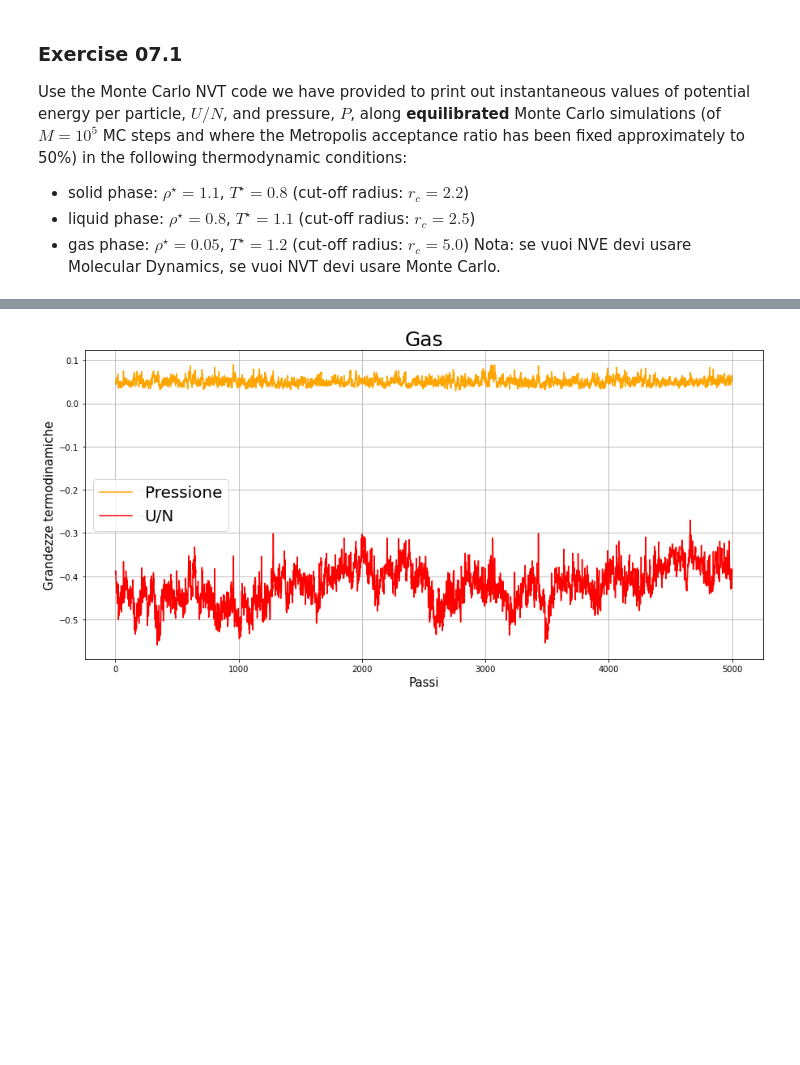
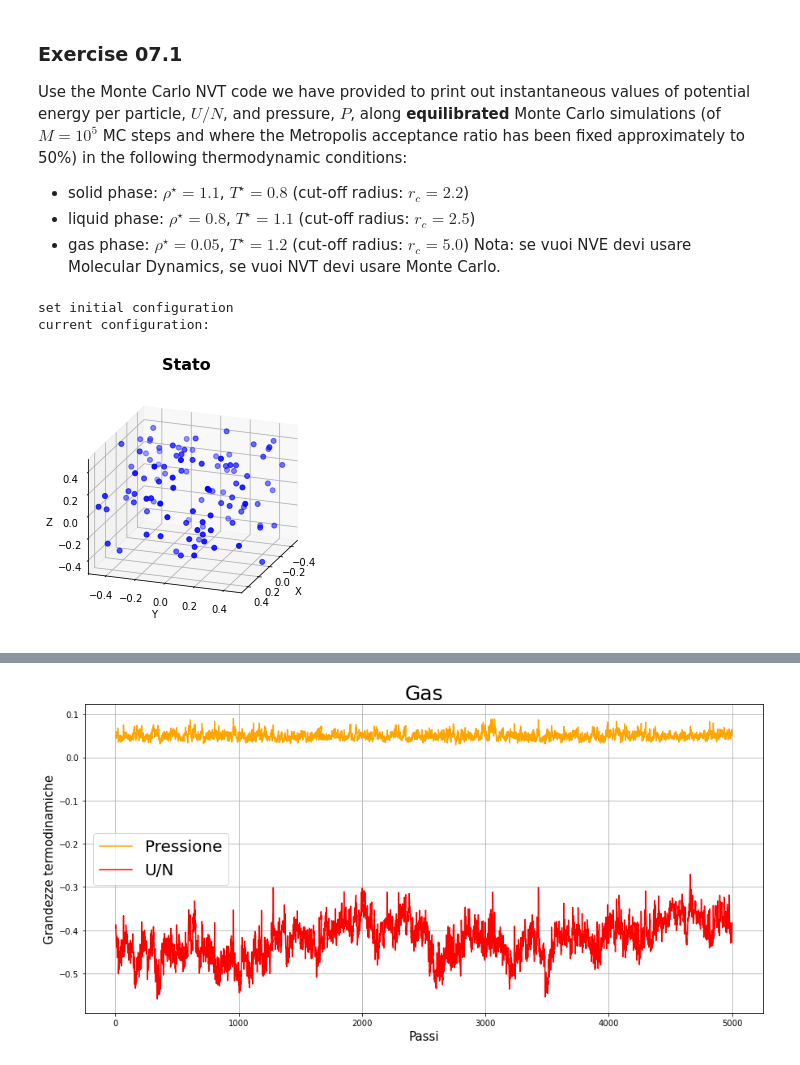
Before and after one commit to Daniele95/LSN, a Jupyter notebook: 7_MonteCarloNVT/LSN_Exercises_07.ipynb, the cells around one changed output, grey strips where cells are left out. Saved outputs shown, nothing was run; the diff lists cells and outputs as text; code cells hidden in the pictures; blank space fills up the shorter version.

```diff
--- a/7_MonteCarloNVT/LSN_Exercises_07.ipynb
+++ b/7_MonteCarloNVT/LSN_Exercises_07.ipynb
@@ -12,2 +37,45 @@ Nota: se vuoi NVE devi usare Molecular Dynamics, se vuoi NVT devi usare Monte Ca
+# %%
+with open("input/input.gas", "r") as file:
+    input_gas_content = file.read()
+with open("input/input.solid", "r") as file:
+    input_solid_content = file.read()
+with open("input/input.liquid", "r") as file:
+    input_liquid_content = file.read()
+
+
+input_file = "config/input.dat"
+
+def setSolid():
+    with open(input_file, "w") as file:
+        file.write(input_solid_content)
+    Xfcc,Yfxx,Zfxx= np.loadtxt('input/config.solid',usecols=(0,1,2),unpack=True)
+    data = np.column_stack((Xfcc,Yfxx,Zfxx))
+    np.savetxt('config/config.0', data, fmt='%.6e', delimiter='\t')
+    print('set initial configuration')
+    plotConfig('input/config.solid',0,0)
+
+def setLiquid():
+    with open(input_file, "w") as file:
+        file.write(input_liquid_content)
+    Xfcc,Yfxx,Zfxx= np.loadtxt('input/config.liquid',usecols=(0,1,2),unpack=True)
+    data = np.column_stack((Xfcc,Yfxx,Zfxx))
+    np.savetxt('config/config.0', data, fmt='%.6e', delimiter='\t')
+    print('set initial configuration')
+    plotConfig('input/config.liquid',20,20)
+
+def setGas():
+    with open(input_file, "w") as file:
+        file.write(input_gas_content)
+    Xfcc,Yfxx,Zfxx= np.loadtxt('input/config.gas',usecols=(0,1,2),unpack=True)
+    data = np.column_stack((Xfcc,Yfxx,Zfxx))
+    np.savetxt('config/config.0', data, fmt='%.6e', delimiter='\t')
+    print('set initial configuration')
+    plotConfig('input/config.gas',20,20)
+# %%
+setGas()
+# %% [output]
+set initial configuration
+current configuration:
+[figure, added]
 # %%
 import subprocess
```
Also changed, not shown: parts of 4 cells of this notebook, 9 other files.
